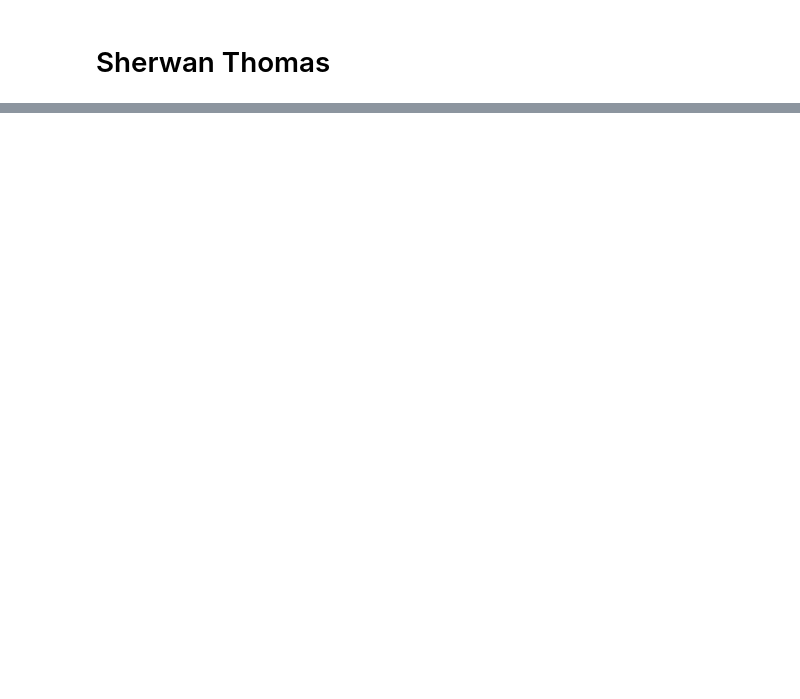
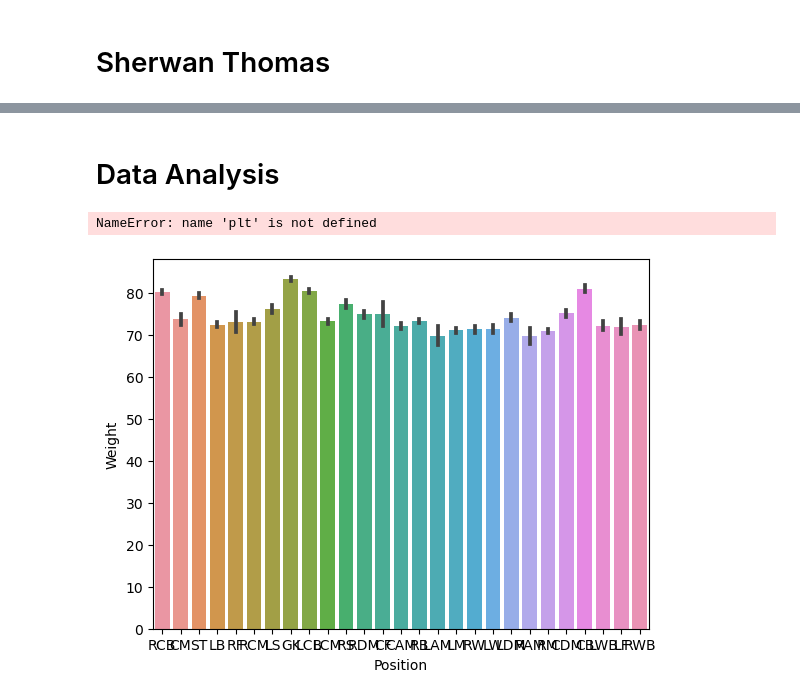
Before and after one commit to ubco-W2022T1-cosc301/project-group28, a Jupyter notebook: notebooks/analysis3.ipynb, the cells around one changed output, grey strips where cells are left out. Saved outputs shown, nothing was run; the diff lists cells and outputs as text; code cells hidden in the pictures; blank space fills up the shorter version.

Commit message:
Completed analysis3 and project functions3

```diff
--- a/notebooks/analysis3.ipynb
+++ b/notebooks/analysis3.ipynb
@@ -19,0 +52,11 @@ df.head()
+# %%
+# Data Cleaning
+#Importing the function python file
+import project_functions1 as pf1
+#import project_functions3 as pf3
+
+#Loading the data and printing the first few line
+df = pf1.get_cleaned_data("../data/raw/FIFA22_official_data.csv")
+df.head()
+
+#df = pf3.remove_def(df)
@@ -19,0 +89,28 @@ df.head()
+# %% [markdown]
+# Data Analysis
+# %%
+# a) Weight of the player and position- We will try to plot the average weight of players for each position.
+
+dfposition = df.groupby('Position')
+dfweightavg = dfposition[["Weight"]].mean()
+
+df.drop(df[df['Position'] == 'SUB'].index, inplace = True)
+df.drop(df[df['Position'] == 'RES'].index, inplace = True)
+df.drop(df[df['Position'] == 'NA'].index, inplace = True)
+# %%
+# Making the barplot for Weight vs Position
+import seaborn as sns
+
+sns.barplot(data=df,x='Position', y='Weight', order=None,
+            hue_order=None, estimator='mean', errorbar=('ci', 95),
+            n_boot=1000, units=None, seed=None, orient=None, color=None,
+            palette=None, saturation=0.75, width=0.8, errcolor='.26',
+            errwidth=None, capsize=None, dodge=True, ci='deprecated', ax=None);
+plt.xticks(
+    rotation=90,
+    horizontalalignment='right',
+    fontweight='light',
+    fontsize='large'  );
+# %% [output]
+NameError: name 'plt' is not defined
+[figure, added]
```
Also changed, not shown: parts of 11 cells of this notebook.
